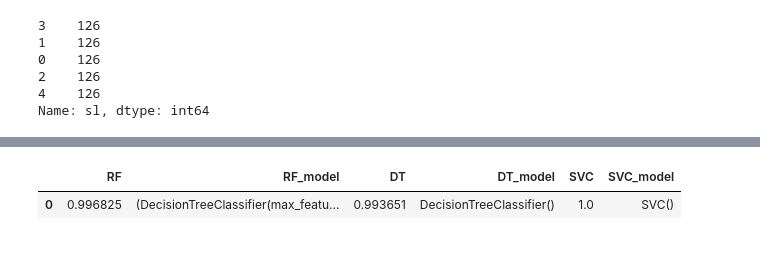
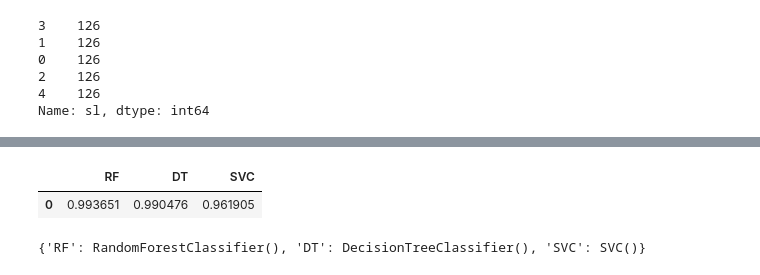
Before and after one commit to sunil3092/DBSEdu, a Jupyter notebook: Machine Learning and Pattern Recognisation/CA/CA_2 - 60per/Question 1/question1.ipynb, the cells around one changed output, grey strips where cells are left out. Drawn from its saved outputs; the diff is of its cells as text; code cells hidden in the pictures.

```diff
--- a/Machine Learning and Pattern Recognisation/CA/CA_2 - 60per/Question 1/question1.ipynb
+++ b/Machine Learning and Pattern Recognisation/CA/CA_2 - 60per/Question 1/question1.ipynb
@@ -78,7 +78,10 @@ clfs = {
     "SVC" : SVC()
 }
 # %%
-clf_score = {}
+clf_acc_r1 = {}
+clf_store_r1 = {}
+clf_y_test_r1 = {}
+clf_y_preds_r1 = {}
 for key in clfs:
         for i in range(100):
                 clf = clfs[key]
@@ -88,5 +91,8 @@ for key in clfs:
                 actual = y_test
                 predicted = y_preds
                 accuracy = accuracy_score(actual, predicted)
-        clf_score[key] = accuracy
+        clf_acc_r1[key] = accuracy
+        clf_store_r1[key] = dt
+        clf_y_test_r1[key] = y_test
+        clf_y_preds_r1[key] = y_preds
 # %%
@@ -97,5 +123,8 @@ pd.DataFrame([clf_score])
 # %%
-clf_score = {}
+clf_acc_r2 = {}
+clf_store_r2 = {}
+clf_y_test_r2 = {}
+clf_y_preds_r2 = {}
 for key in clfs:
         for i in range(100):
                 clf = clfs[key]
@@ -105,9 +134,16 @@ for key in clfs:
                 actual = y_test
                 predicted = y_preds
                 accuracy = accuracy_score(actual, predicted)
-        clf_score[key] = accuracy
+        clf_acc_r2[key] = accuracy
+        clf_store_r2[key] = dt
+        clf_y_test_r2[key] = y_test
+        clf_y_preds_r2[key] = y_preds
 # %%
-pd.DataFrame([clf_score])
+pd.DataFrame([clf_acc_r2])
 # %% [output]
-|  | RF | RF_model | DT | DT_model | SVC | SVC_model |
-| 0 | 0.996825 | (DecisionTreeClassifier(max_featu... | 0.993651 | DecisionTreeClassifier() | 1.0 | SVC() |
+|  | RF | DT | SVC |
+| 0 | 0.993651 | 0.990476 | 0.961905 |
+# %%
+clf_store_r2
+# %% [output]
+{'RF': RandomForestClassifier(), 'DT': DecisionTreeClassifier(), 'SVC': SVC()}
```
Also changed, not shown: parts of 11 cells of this notebook.
